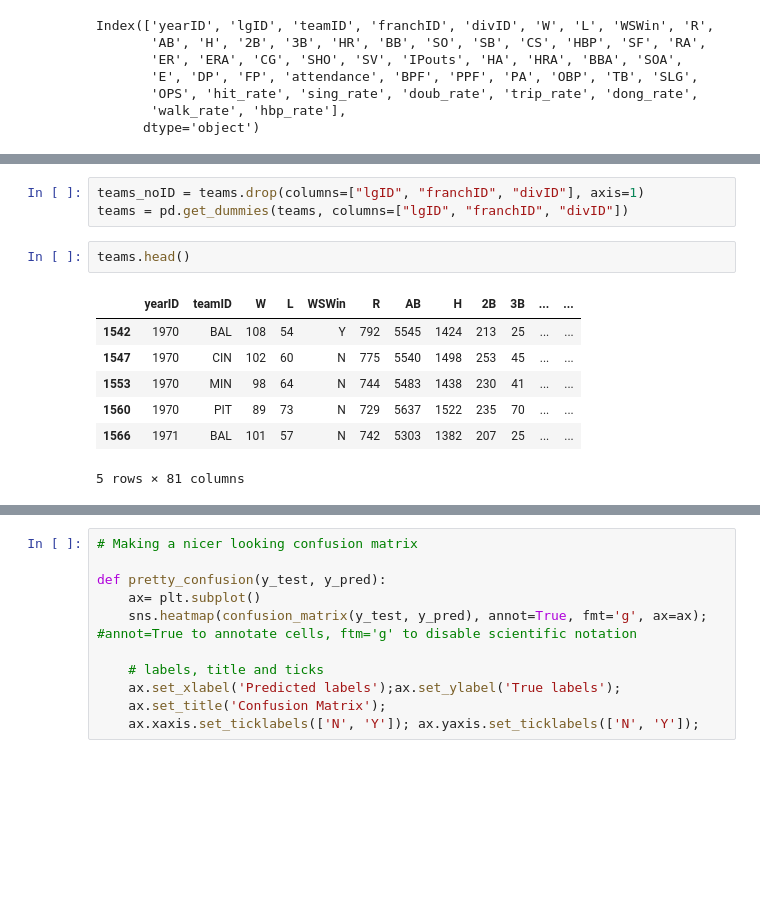
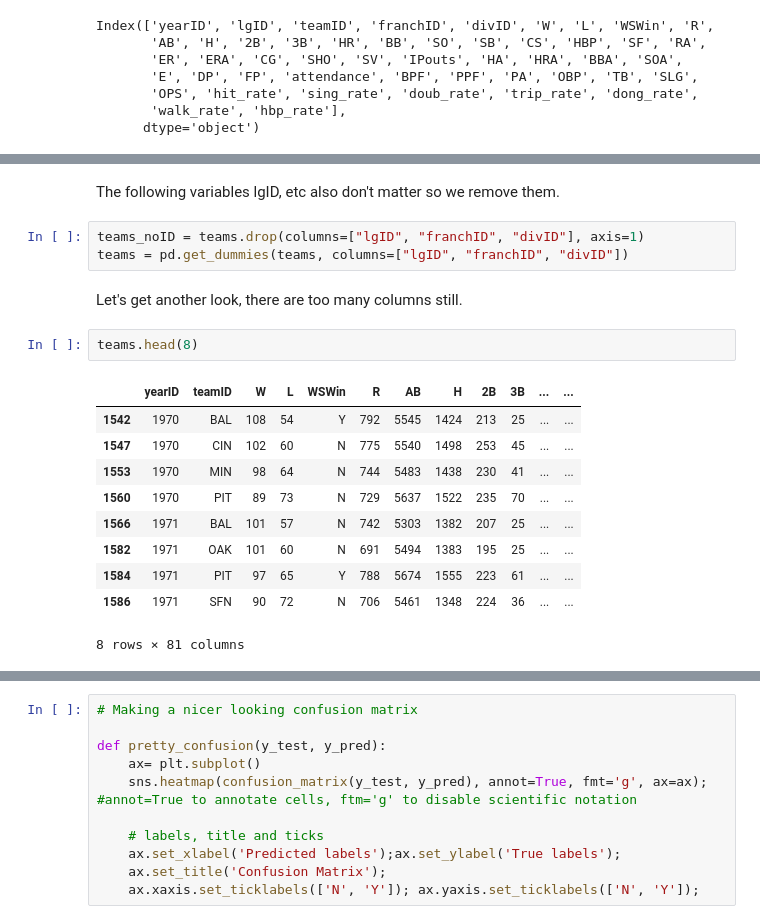
Before and after one commit to zbailey1/ws-predictions, a Jupyter notebook: WS Predictions.ipynb, the cells around one changed output, grey strips where cells are left out. Cells and saved outputs as stored; diff of their text form; blank space fills up the shorter version.

```diff
--- a/WS Predictions.ipynb
+++ b/WS Predictions.ipynb
@@ -125,13 +143,20 @@ teams.isna().sum().sum()
+# %% [markdown]
+The following variables lgID, etc also don't matter so we remove them.
 # %%
 teams_noID = teams.drop(columns=["lgID", "franchID", "divID"], axis=1)
 teams = pd.get_dummies(teams, columns=["lgID", "franchID", "divID"])
+# %% [markdown]
+Let's get another look, there are too many columns still.
 # %%
-teams.head()
+teams.head(8)
 # %% [output]
 |  | yearID | teamID | W | L | WSWin | R | AB | H | 2B | 3B | ... | ... |
 | 1542 | 1970 | BAL | 108 | 54 | Y | 792 | 5545 | 1424 | 213 | 25 | ... | ... |
 | 1547 | 1970 | CIN | 102 | 60 | N | 775 | 5540 | 1498 | 253 | 45 | ... | ... |
 | 1553 | 1970 | MIN | 98 | 64 | N | 744 | 5483 | 1438 | 230 | 41 | ... | ... |
 | 1560 | 1970 | PIT | 89 | 73 | N | 729 | 5637 | 1522 | 235 | 70 | ... | ... |
 | 1566 | 1971 | BAL | 101 | 57 | N | 742 | 5303 | 1382 | 207 | 25 | ... | ... |
+| 1582 | 1971 | OAK | 101 | 60 | N | 691 | 5494 | 1383 | 195 | 25 | ... | ... |
+| 1584 | 1971 | PIT | 97 | 65 | Y | 788 | 5674 | 1555 | 223 | 61 | ... | ... |
+| 1586 | 1971 | SFN | 90 | 72 | N | 706 | 5461 | 1348 | 224 | 36 | ... | ... |
-5 rows × 81 columns
+8 rows × 81 columns
```
Also changed, not shown: parts of 43 cells of this notebook.
